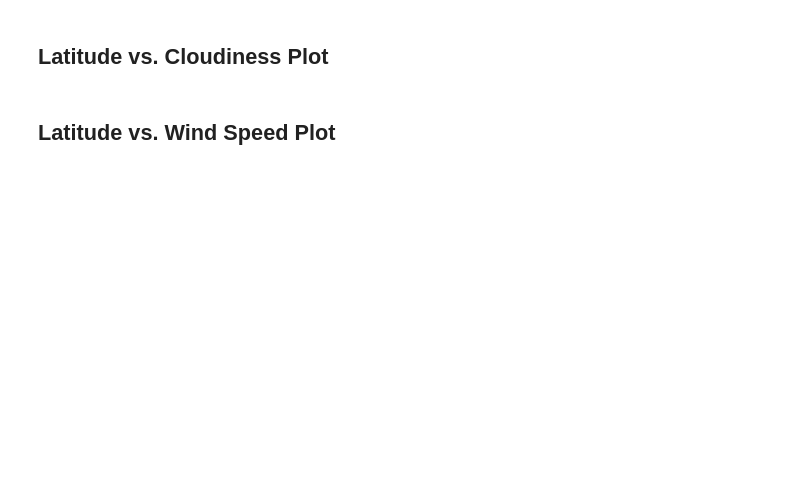
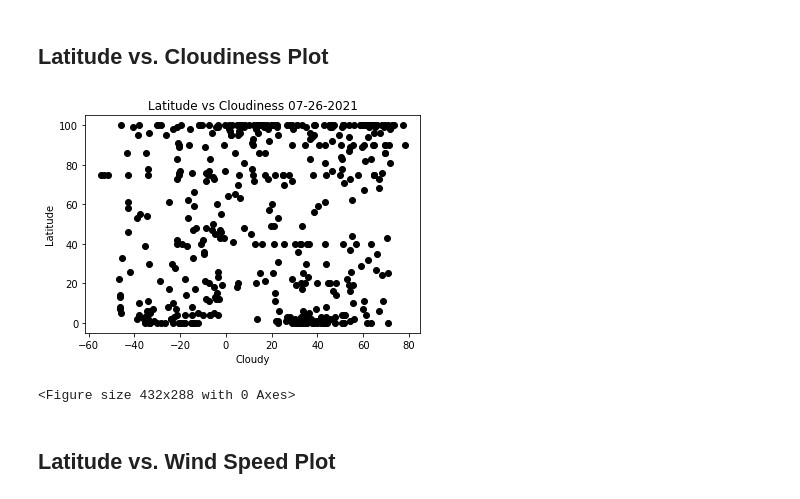
Before and after one commit to Clsegovia23/python-api-challenge, a Jupyter notebook: WeatherPy-Copy1.ipynb, the cells around one changed output. Drawn from its saved outputs; the diff is of its cells as text; code cells hidden in the pictures; blank space fills up the shorter version.

```diff
--- a/WeatherPy-Copy1.ipynb
+++ b/WeatherPy-Copy1.ipynb
@@ -134,4 +195,14 @@ Skip this step if there are no cities that have humidity > 100%.
 # %% [markdown]
 ## Latitude vs. Cloudiness Plot
+# %%
+plt.scatter(lat, cloud, marker="o", facecolors="black", edgecolors="black")
+plt.title("Latitude vs Cloudiness 07-26-2021")
+plt.xlabel("Cloudy")
+plt.ylabel("Latitude")
+plt.show()
+plt.savefig("output_data/Lat_vs_Cloud.png")
+# %% [output]
+[figure, added]
+<Figure size 432x288 with 0 Axes>
 # %% [markdown]
 ## Latitude vs. Wind Speed Plot
```
Also changed, not shown: parts of 8 cells of this notebook, 4 other files.
